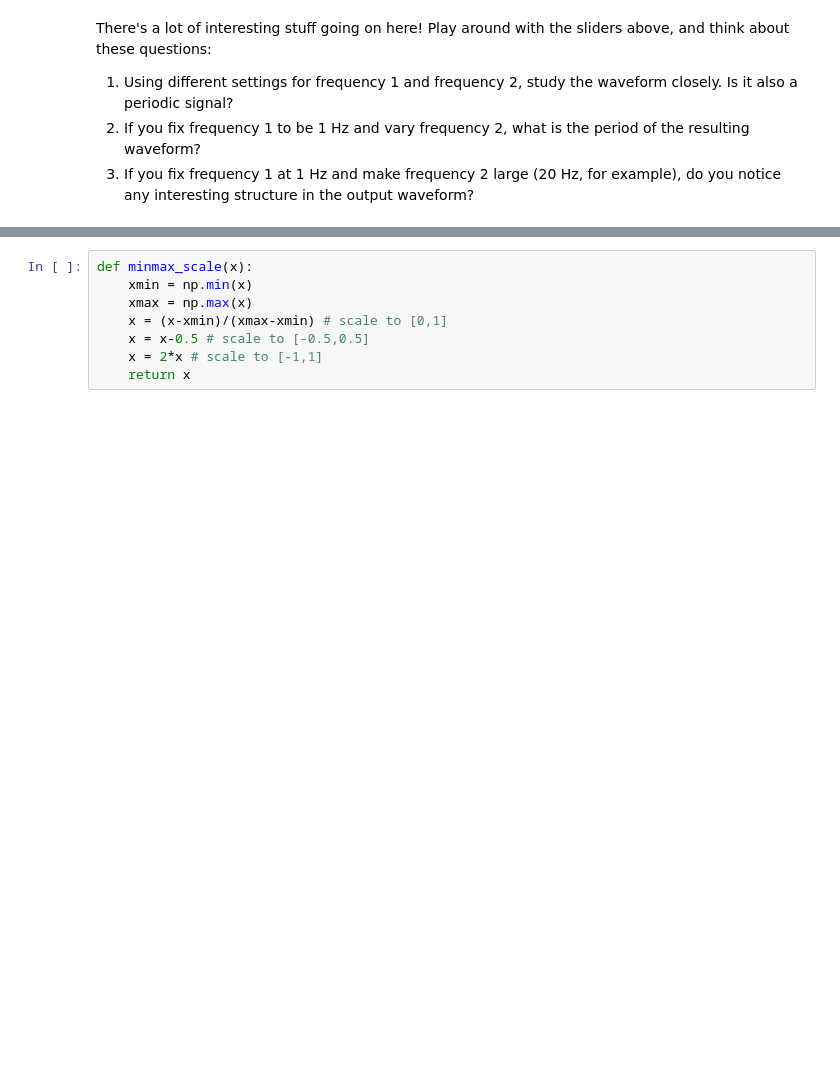
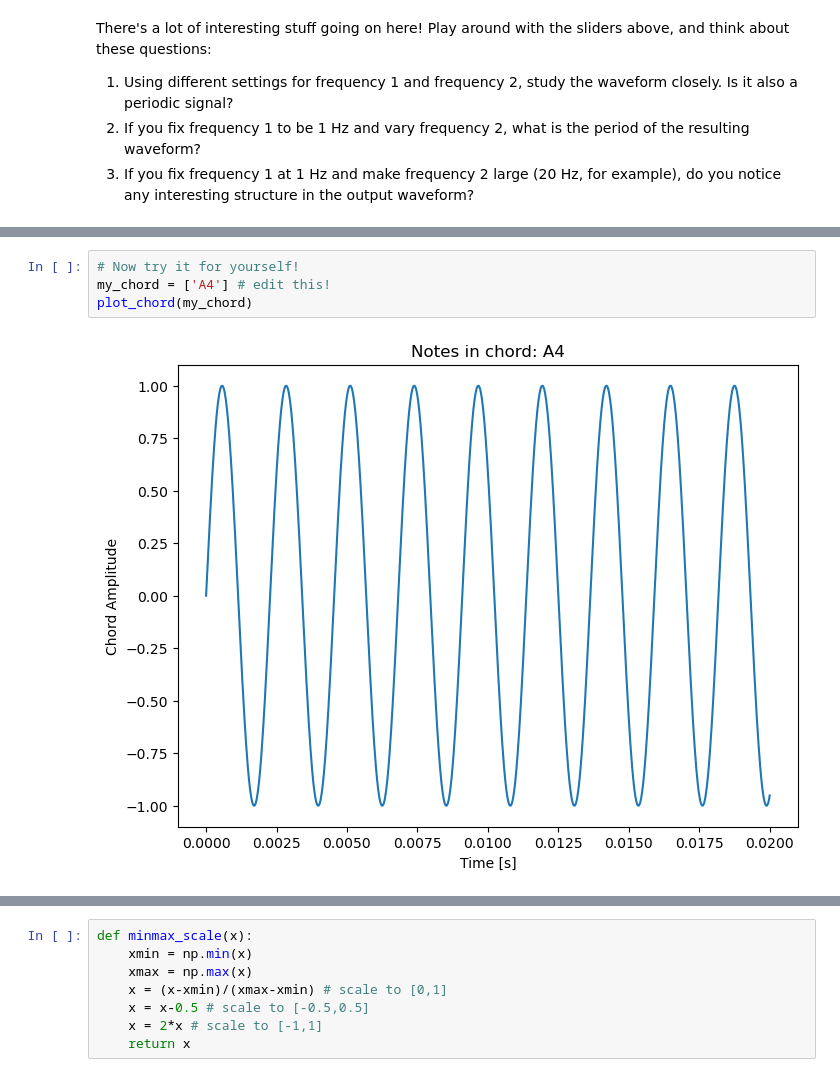
Before and after one commit to SamBT/react23-physics-of-sound, a Jupyter notebook: physics-of-sound-tutorial.ipynb, the cells around one changed output, grey strips where cells are left out. Cells and saved outputs as stored; diff of their text form; blank space fills up the shorter version.

```diff
--- a/physics-of-sound-tutorial.ipynb
+++ b/physics-of-sound-tutorial.ipynb
@@ -277,0 +251,6 @@ VBox(children=(FloatSlider(value=440.0, max=1000.0, min=100.0, step=1.0), Dropdo
+# %%
+# Now try it for yourself!
+my_chord = ['A4'] # edit this!
+plot_chord(my_chord)
+# %% [output]
+[figure, added]
```
Also changed, not shown: parts of 46 cells of this notebook, 6 other files.
